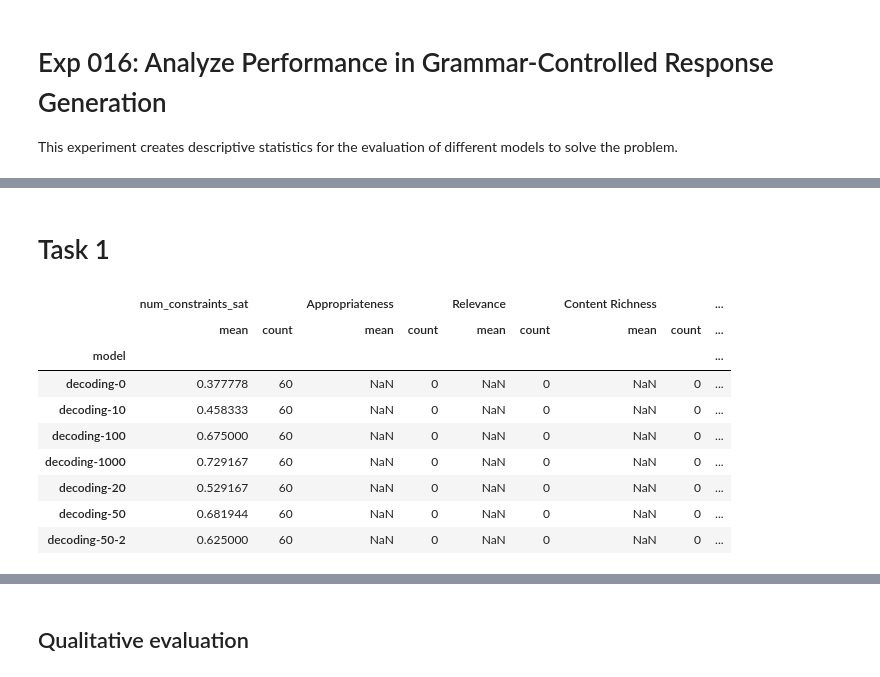
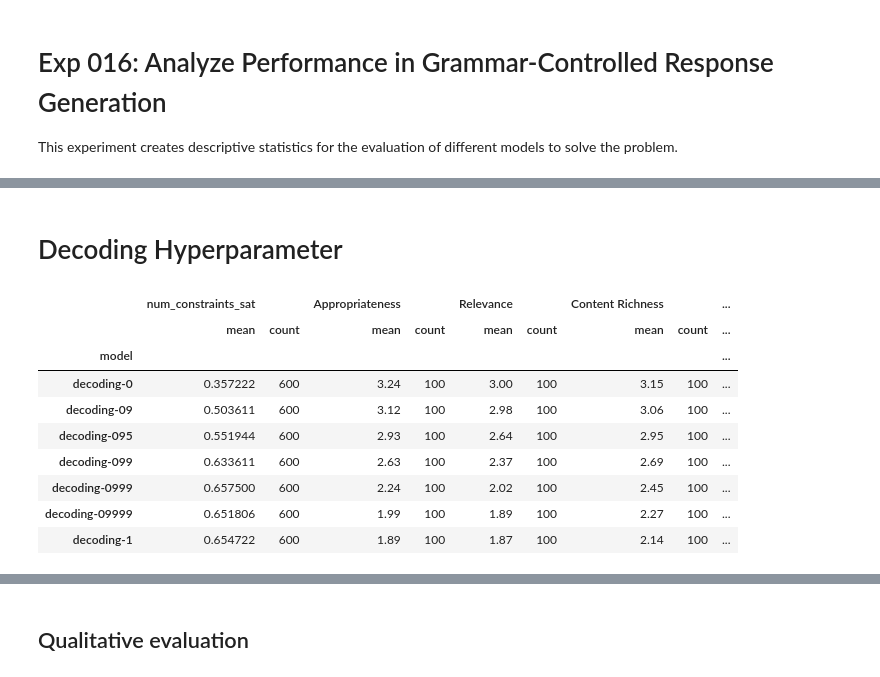
Before and after one commit to shivster2000/grammarctg, a Jupyter notebook: experiments/016_task1_task2_results.ipynb, the cells around one changed output, grey strips where cells are left out. Cells and saved outputs as stored; diff of their text form; code cells hidden in the pictures.

```diff
--- a/experiments/016_task1_task2_results.ipynb
+++ b/experiments/016_task1_task2_results.ipynb
@@ -22,17 +26,11 @@ from evaluation import calculate_distinct_n
 # %%
-
-quality_indicators = ['Appropriateness', 'Relevance', 'Content Richness', 'Grammatical Correctness']
-
 def get_aggs(results, by=['model', 'num_constraints'], distinct=False):
     distinct = {'responses0': calculate_distinct_n} if distinct else {}
     neg_const = {'num_constraints_neg': ['mean']} if 'num_constraints_neg' in results.columns else {}
     aggs = results.groupby(by).agg({'num_constraints_sat': ['mean', 'count'],
                                     **neg_const,
                                     **distinct,
-                                    **{col: ['mean', 'count'] for col in ['Appropriateness',
-                                                                          'Relevance',
-                                                                          'Content Richness',
-                                                                          'Grammatical Correctness']}})
+                                    **{col: ['mean', 'count'] for col in gpt_metrics.keys()}})
     return aggs
 
 def plot_sat(res, col='num_constraints_sat', by='num_constraints', xlabel="Number of constraints", title="Relative amount of satisfied constraints"):
@@ -62,34 +60,37 @@ def plot_distinct(single, name):
 
 def get_mean_distinct(model):
     return get_aggs(single_constraints[single_constraints['model']==model], ["constraint"], distinct=True)['responses0']['calculate_distinct_n'].mean()
+
+def get_res(models):
+    res = pd.DataFrame()
+
+    for model in models:
+        results = pd.read_json(f"../data/task1/{model}_eval.json")
+        results['model']=model
+        results = results[results['responses'].apply(len)>0]
+        results['responses0'] = results['responses'].apply(lambda x: x[0])
+        results['num_constraints'] = results['constraints'].apply(len)
+        results['num_constraints_sat'] = results['positive_constraints'].apply(lambda x: np.count_nonzero(x)) / results['num_constraints']
+        res = pd.concat([res, results])
+
+    single_constraints = res[res['num_constraints']==1].copy()
+    single_constraints['constraint'] = single_constraints['constraints'].apply(lambda x: x[0])
+    return res, single_constraints
 # %% [markdown]
-# Task 1
+# Decoding Hyperparameter
 # %%
-#models = ["gpt35", "llama", "llama-FT-multi", "llama-decoding"]# "llama-FT-decoding"
-models = ["decoding-0","decoding-10","decoding-20", "decoding-50", "decoding-50-2","decoding-100", "decoding-1000"]
-res = pd.DataFrame()
-
-for model in models:
-    results = pd.read_json(f"../data/task1/{model}_eval.json")
-    results['model']=model
-    results = results[results['responses'].apply(len)>0]
-    results['responses0'] = results['responses'].apply(lambda x: x[0])
-    results['num_constraints'] = results['constraints'].apply(len)
-    results['num_constraints_sat'] = results['positive_constraints'].apply(lambda x: np.count_nonzero(x)) / results['num_constraints']
-    res = pd.concat([res, results])
-
-single_constraints = res[res['num_constraints']==1].copy()
-single_constraints['constraint'] = single_constraints['constraints'].apply(lambda x: x[0])
+models = ["decoding-0","decoding-09","decoding-095","decoding-099","decoding-0999","decoding-09999","decoding-1"]
+res, _ = get_res(models)
 # %%
-get_aggs(res, by=["model"])
+get_aggs(res[res['num_constraints']>0], by=["model"])
 # %% [output]
 |  | num_constraints_sat |  | Appropriateness |  | Relevance |  | Content Richness |  | ... |
 |  | mean | count | mean | count | mean | count | mean | count | ... |
 | model |  |  |  |  |  |  |  |  | ... |
-| decoding-0 | 0.377778 | 60 | NaN | 0 | NaN | 0 | NaN | 0 | ... |
-| decoding-10 | 0.458333 | 60 | NaN | 0 | NaN | 0 | NaN | 0 | ... |
-| decoding-100 | 0.675000 | 60 | NaN | 0 | NaN | 0 | NaN | 0 | ... |
-| decoding-1000 | 0.729167 | 60 | NaN | 0 | NaN | 0 | NaN | 0 | ... |
-| decoding-20 | 0.529167 | 60 | NaN | 0 | NaN | 0 | NaN | 0 | ... |
-| decoding-50 | 0.681944 | 60 | NaN | 0 | NaN | 0 | NaN | 0 | ... |
-| decoding-50-2 | 0.625000 | 60 | NaN | 0 | NaN | 0 | NaN | 0 | ... |
+| decoding-0 | 0.357222 | 600 | 3.24 | 100 | 3.00 | 100 | 3.15 | 100 | ... |
+| decoding-09 | 0.503611 | 600 | 3.12 | 100 | 2.98 | 100 | 3.06 | 100 | ... |
+| decoding-095 | 0.551944 | 600 | 2.93 | 100 | 2.64 | 100 | 2.95 | 100 | ... |
+| decoding-099 | 0.633611 | 600 | 2.63 | 100 | 2.37 | 100 | 2.69 | 100 | ... |
+| decoding-0999 | 0.657500 | 600 | 2.24 | 100 | 2.02 | 100 | 2.45 | 100 | ... |
+| decoding-09999 | 0.651806 | 600 | 1.99 | 100 | 1.89 | 100 | 2.27 | 100 | ... |
+| decoding-1 | 0.654722 | 600 | 1.89 | 100 | 1.87 | 100 | 2.14 | 100 | ... |
```
Also changed, not shown: parts of 32 cells of this notebook, 37 other files.
